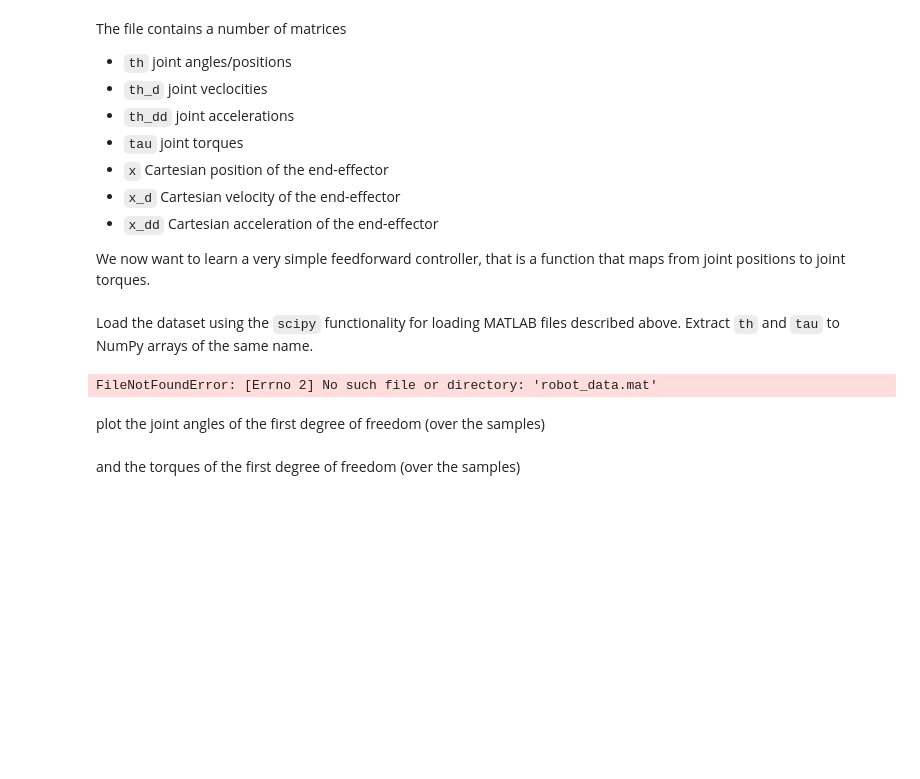
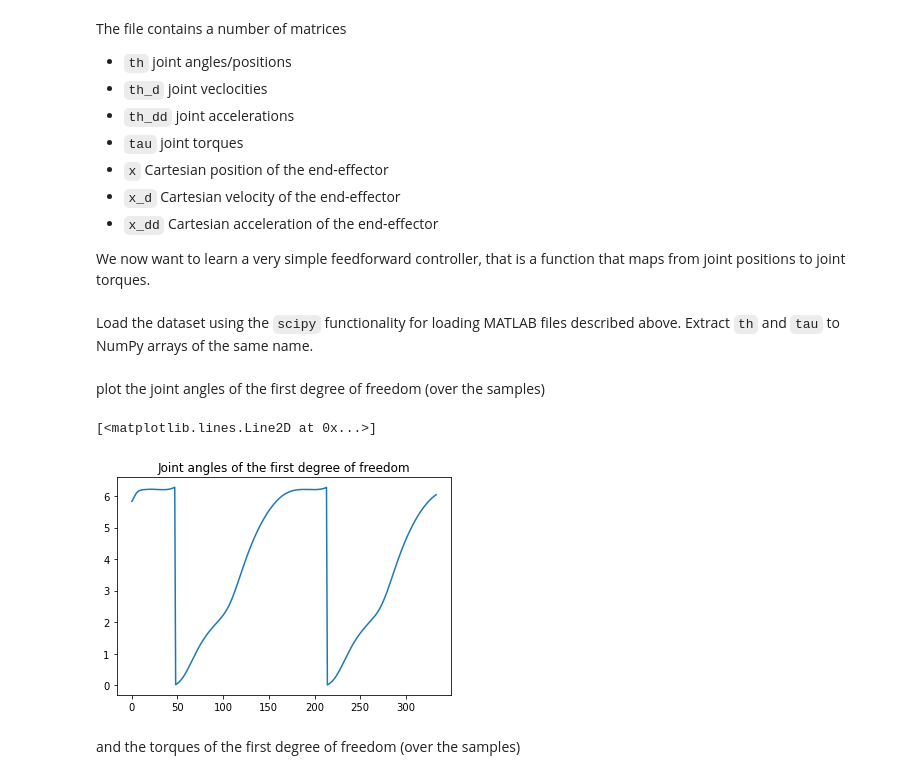
Before and after one commit to ShantanuShivankar/Machine_learning, a Jupyter notebook: Practicum1_students/main.ipynb, the cells around one changed output. Saved outputs shown, nothing was run; the diff lists cells and outputs as text; code cells hidden in the pictures; blank space fills up the shorter version.

```diff
--- a/Practicum1_students/main.ipynb
+++ b/Practicum1_students/main.ipynb
@@ -1496,11 +1496,12 @@ Load the dataset using the `scipy` functionality for loading MATLAB files descri
 # %%
 # YOUR CODE HERE
 import scipy.io as sio
-mat_contents = sio.loadmat("robot_data.mat")
+data = sio.loadmat("assets/training_data.mat")
+th = data['th']
+tau = data['tau']
+#print(th)
 #data = io.loadmat("robot_data.mat")
 #raise NotImplementedError()
-# %% [output]
-FileNotFoundError: [Errno 2] No such file or directory: 'robot_data.mat'
 # %%
 assert th[0,0]==1.1299591748647653
 assert tau[0,100]==82.7710545117184
@@ -1512,2 +1510,16 @@ raise NotImplementedError()
+# %%
+# YOUR CODE HERE
+import matplotlib.pyplot as plt
+import numpy as np
+
+fig = plt.figure()
+ax = fig.add_subplot(1,1,1)
+ax.set_title('Joint angles of the first degree of freedom')
+ax.plot(th[1,:])
+#print(np.amax(th[1,:]))
+#raise NotImplementedError()
+# %% [output]
+[<matplotlib.lines.Line2D at 0x...>]
+[figure, added]
 # %% [markdown]
 and the torques of the first degree of freedom (over the samples)
```
Also changed, not shown: parts of 5 cells of this notebook.
